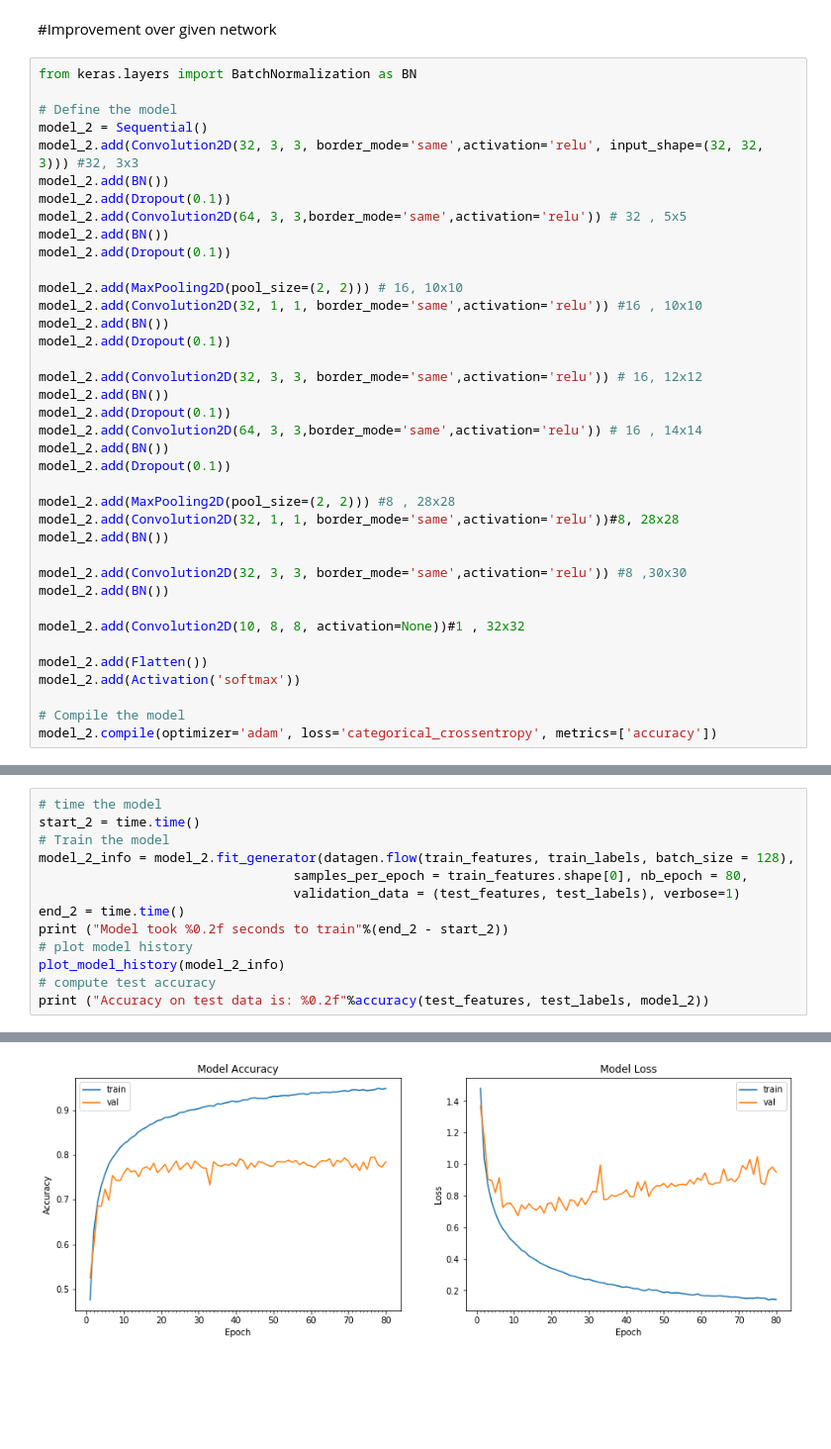
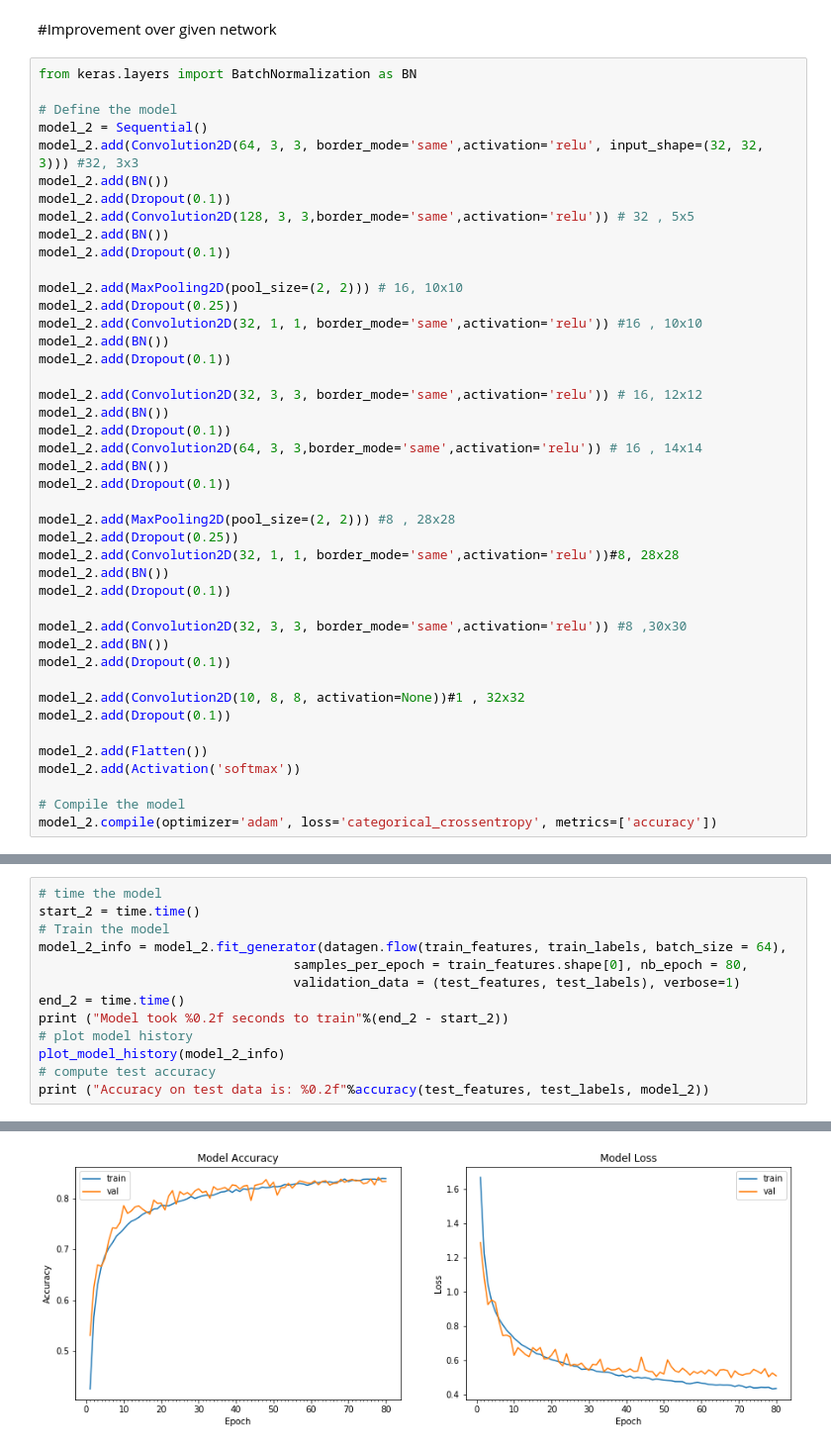
Before and after one commit to AbhilashIngale/EVA-Projects, a Jupyter notebook: Session6/Assignment_6A.ipynb, the cells around one changed output, grey strips where cells are left out. Shown: that part at 99% size. Drawn from its saved outputs; the diff is of its cells as text; blank space fills up the shorter version.

```diff
--- a/Session6/Assignment_6A.ipynb
+++ b/Session6/Assignment_6A.ipynb
@@ -164,14 +168,15 @@ from keras.layers import BatchNormalization as BN
 
 # Define the model
 model_2 = Sequential()
-model_2.add(Convolution2D(32, 3, 3, border_mode='same',activation='relu', input_shape=(32, 32, 3))) #32, 3x3
+model_2.add(Convolution2D(64, 3, 3, border_mode='same',activation='relu', input_shape=(32, 32, 3))) #32, 3x3
 model_2.add(BN())
 model_2.add(Dropout(0.1))
-model_2.add(Convolution2D(64, 3, 3,border_mode='same',activation='relu')) # 32 , 5x5
+model_2.add(Convolution2D(128, 3, 3,border_mode='same',activation='relu')) # 32 , 5x5
 model_2.add(BN())
 model_2.add(Dropout(0.1))
 
 model_2.add(MaxPooling2D(pool_size=(2, 2))) # 16, 10x10
+model_2.add(Dropout(0.25))
 model_2.add(Convolution2D(32, 1, 1, border_mode='same',activation='relu')) #16 , 10x10
 model_2.add(BN())
 model_2.add(Dropout(0.1))
@@ -184,13 +189,17 @@ model_2.add(BN())
 model_2.add(Dropout(0.1))
 
 model_2.add(MaxPooling2D(pool_size=(2, 2))) #8 , 28x28
+model_2.add(Dropout(0.25))
 model_2.add(Convolution2D(32, 1, 1, border_mode='same',activation='relu'))#8, 28x28
 model_2.add(BN())
+model_2.add(Dropout(0.1))
 
 model_2.add(Convolution2D(32, 3, 3, border_mode='same',activation='relu')) #8 ,30x30
 model_2.add(BN())
+model_2.add(Dropout(0.1))
 
 model_2.add(Convolution2D(10, 8, 8, activation=None))#1 , 32x32
+model_2.add(Dropout(0.1))
 
 model_2.add(Flatten())
 model_2.add(Activation('softmax'))
@@ -221,7 +212,7 @@ _________________________________________________________________
 # time the model
 start_2 = time.time()
 # Train the model
-model_2_info = model_2.fit_generator(datagen.flow(train_features, train_labels, batch_size = 128),
+model_2_info = model_2.fit_generator(datagen.flow(train_features, train_labels, batch_size = 64),
                                  samples_per_epoch = train_features.shape[0], nb_epoch = 80,
                                  validation_data = (test_features, test_labels), verbose=1)
 end_2 = time.time()
@@ -251 +242 @@ Model took 1033.53 seconds to train
-[figure, old version]
+[figure, new version]
```
Also changed, not shown: parts of 5 cells of this notebook.
